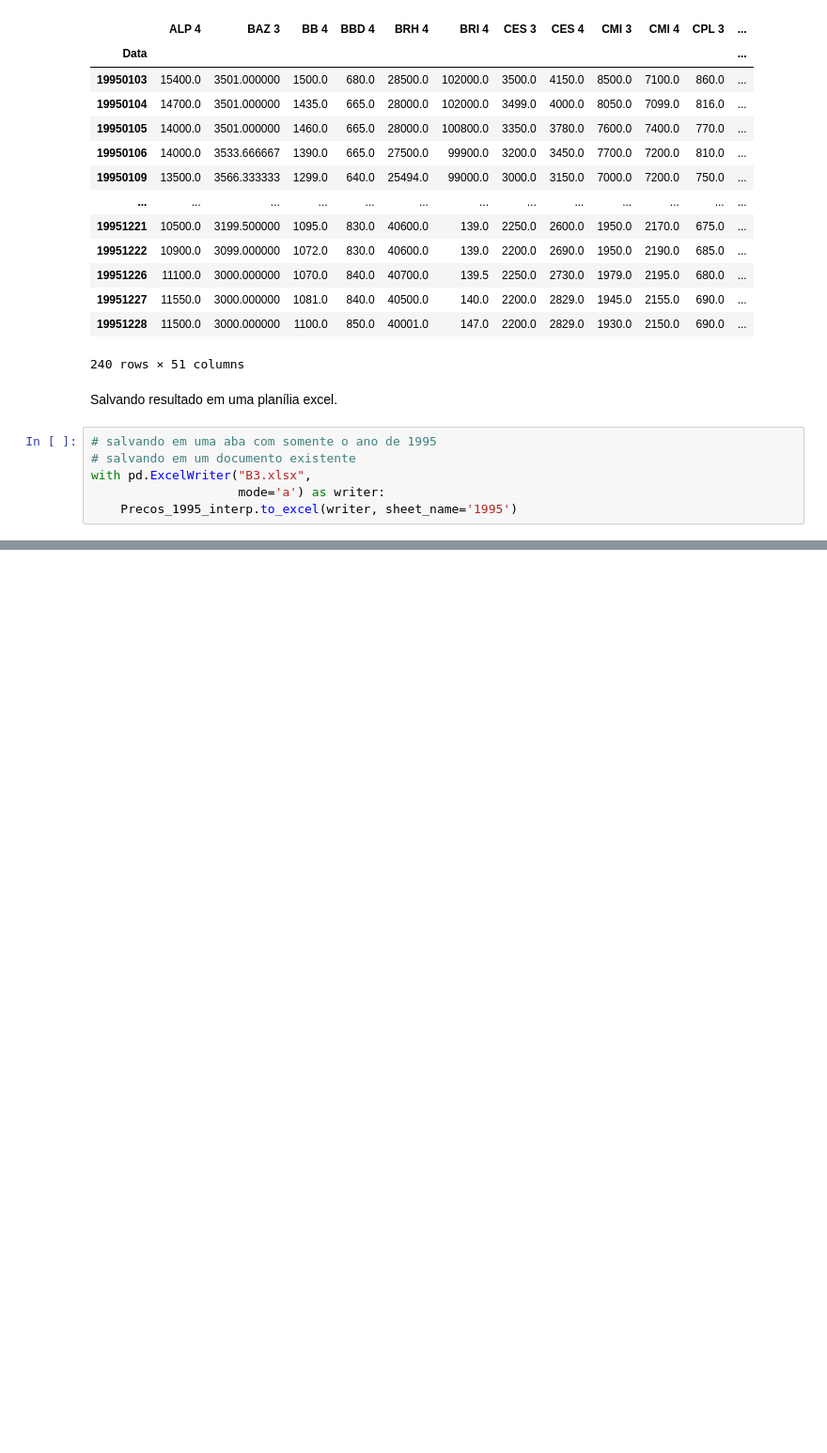
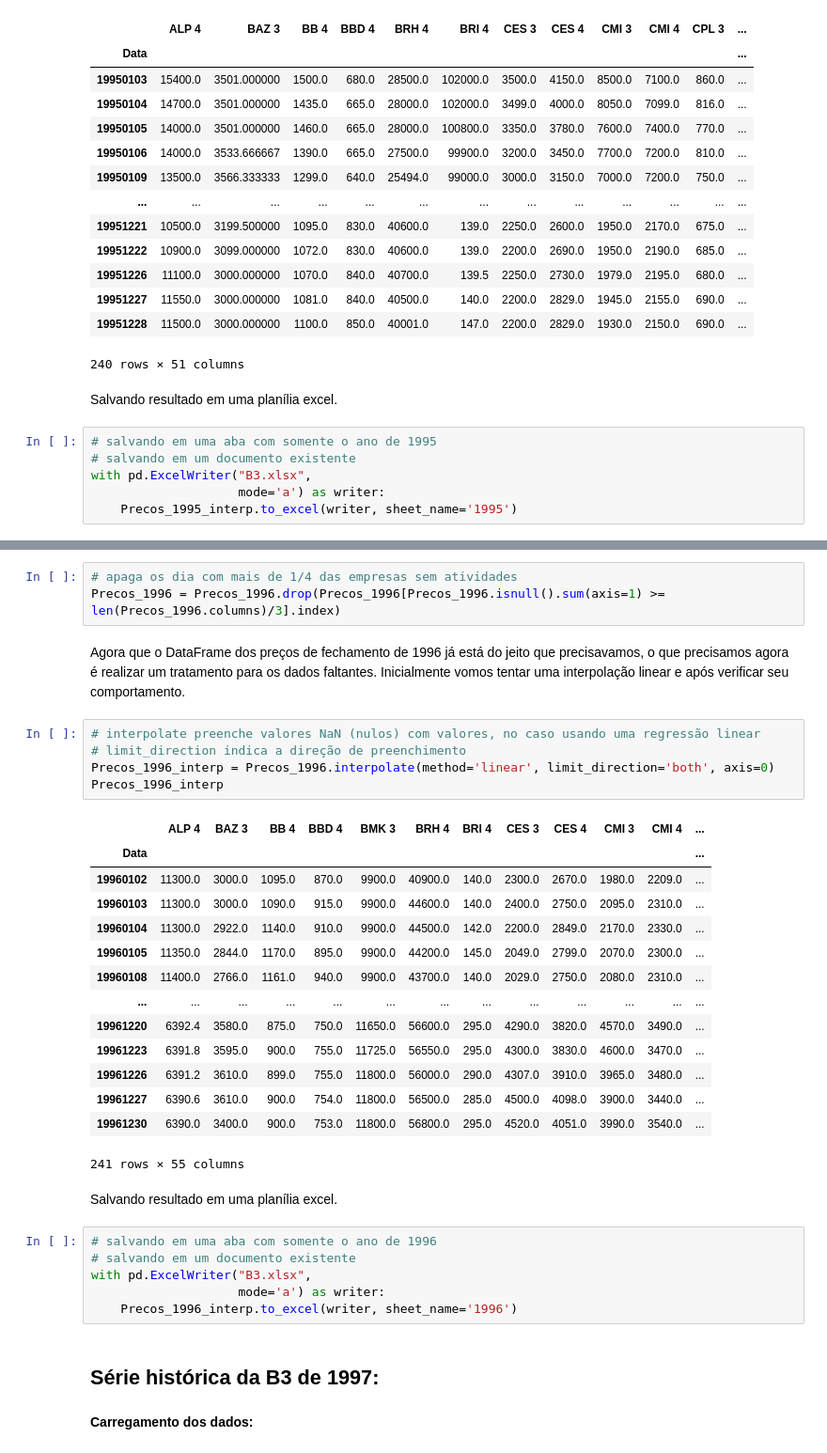
Before and after one commit to deboraaires/analise_Ibovespa, a Jupyter notebook: Análise_do_IBOVESPA.ipynb, the cells around one changed output, grey strips where cells are left out. Shown: that part at 94% size. Cells and saved outputs as stored; diff of their text form; blank space fills up the shorter version.

```diff
--- a/Análise_do_IBOVESPA.ipynb
+++ b/Análise_do_IBOVESPA.ipynb
@@ -1373,0 +1678,37 @@ with pd.ExcelWriter("B3.xlsx",
+# %%
+# apaga os dia com mais de 1/4 das empresas sem atividades
+Precos_1996 = Precos_1996.drop(Precos_1996[Precos_1996.isnull().sum(axis=1) >= len(Precos_1996.columns)/3].index)
+# %% [markdown]
+Agora que o DataFrame dos preços de fechamento de 1996 já está do jeito que precisavamos, o que precisamos agora é realizar um tratamento para os dados faltantes. Inicialmente vomos tentar uma interpolação linear e após verificar seu comportamento.
+# %%
+# interpolate preenche valores NaN (nulos) com valores, no caso usando uma regressão linear
+# limit_direction indica a direção de preenchimento
+Precos_1996_interp = Precos_1996.interpolate(method='linear', limit_direction='both', axis=0)
+Precos_1996_interp
+# %% [output]
+|  | ALP 4 | BAZ 3 | BB 4 | BBD 4 | BMK 3 | BRH 4 | BRI 4 | CES 3 | CES 4 | CMI 3 | CMI 4 | ... |
+| Data |  |  |  |  |  |  |  |  |  |  |  | ... |
+| 19960102 | 11300.0 | 3000.0 | 1095.0 | 870.0 | 9900.0 | 40900.0 | 140.0 | 2300.0 | 2670.0 | 1980.0 | 2209.0 | ... |
+| 19960103 | 11300.0 | 3000.0 | 1090.0 | 915.0 | 9900.0 | 44600.0 | 140.0 | 2400.0 | 2750.0 | 2095.0 | 2310.0 | ... |
+| 19960104 | 11300.0 | 2922.0 | 1140.0 | 910.0 | 9900.0 | 44500.0 | 142.0 | 2200.0 | 2849.0 | 2170.0 | 2330.0 | ... |
+| 19960105 | 11350.0 | 2844.0 | 1170.0 | 895.0 | 9900.0 | 44200.0 | 145.0 | 2049.0 | 2799.0 | 2070.0 | 2300.0 | ... |
+| 19960108 | 11400.0 | 2766.0 | 1161.0 | 940.0 | 9900.0 | 43700.0 | 140.0 | 2029.0 | 2750.0 | 2080.0 | 2310.0 | ... |
+| ... | ... | ... | ... | ... | ... | ... | ... | ... | ... | ... | ... | ... |
+| 19961220 | 6392.4 | 3580.0 | 875.0 | 750.0 | 11650.0 | 56600.0 | 295.0 | 4290.0 | 3820.0 | 4570.0 | 3490.0 | ... |
+| 19961223 | 6391.8 | 3595.0 | 900.0 | 755.0 | 11725.0 | 56550.0 | 295.0 | 4300.0 | 3830.0 | 4600.0 | 3470.0 | ... |
+| 19961226 | 6391.2 | 3610.0 | 899.0 | 755.0 | 11800.0 | 56000.0 | 290.0 | 4307.0 | 3910.0 | 3965.0 | 3480.0 | ... |
+| 19961227 | 6390.6 | 3610.0 | 900.0 | 754.0 | 11800.0 | 56500.0 | 285.0 | 4500.0 | 4098.0 | 3900.0 | 3440.0 | ... |
+| 19961230 | 6390.0 | 3400.0 | 900.0 | 753.0 | 11800.0 | 56800.0 | 295.0 | 4520.0 | 4051.0 | 3990.0 | 3540.0 | ... |
+241 rows × 55 columns
+# %% [markdown]
+Salvando resultado em uma planília excel.
+# %%
+# salvando em uma aba com somente o ano de 1996
+# salvando em um documento existente
+with pd.ExcelWriter("B3.xlsx",
+                    mode='a') as writer:
+    Precos_1996_interp.to_excel(writer, sheet_name='1996')
+# %% [markdown]
+## Série histórica da B3 de 1997:
+# %% [markdown]
+**Carregamento dos dados:**
```
Also changed, not shown: parts of 75 cells of this notebook.
